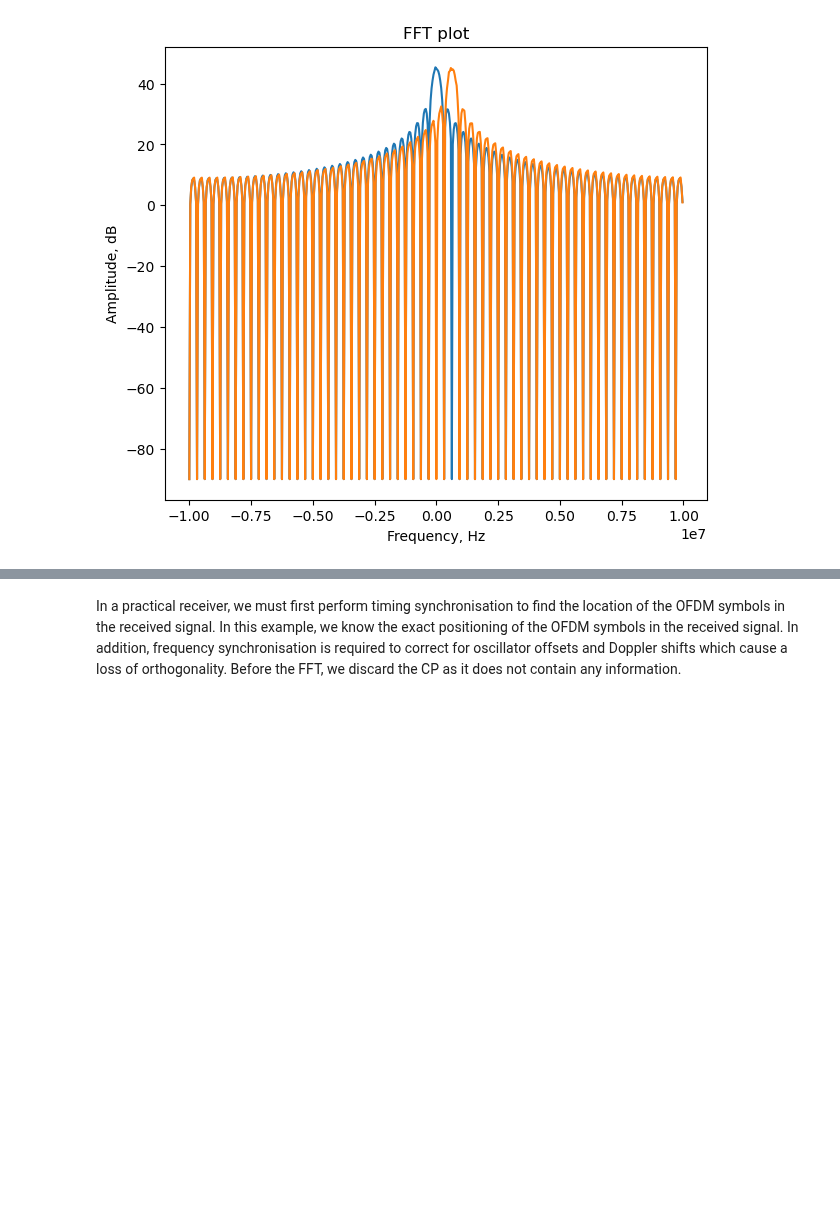
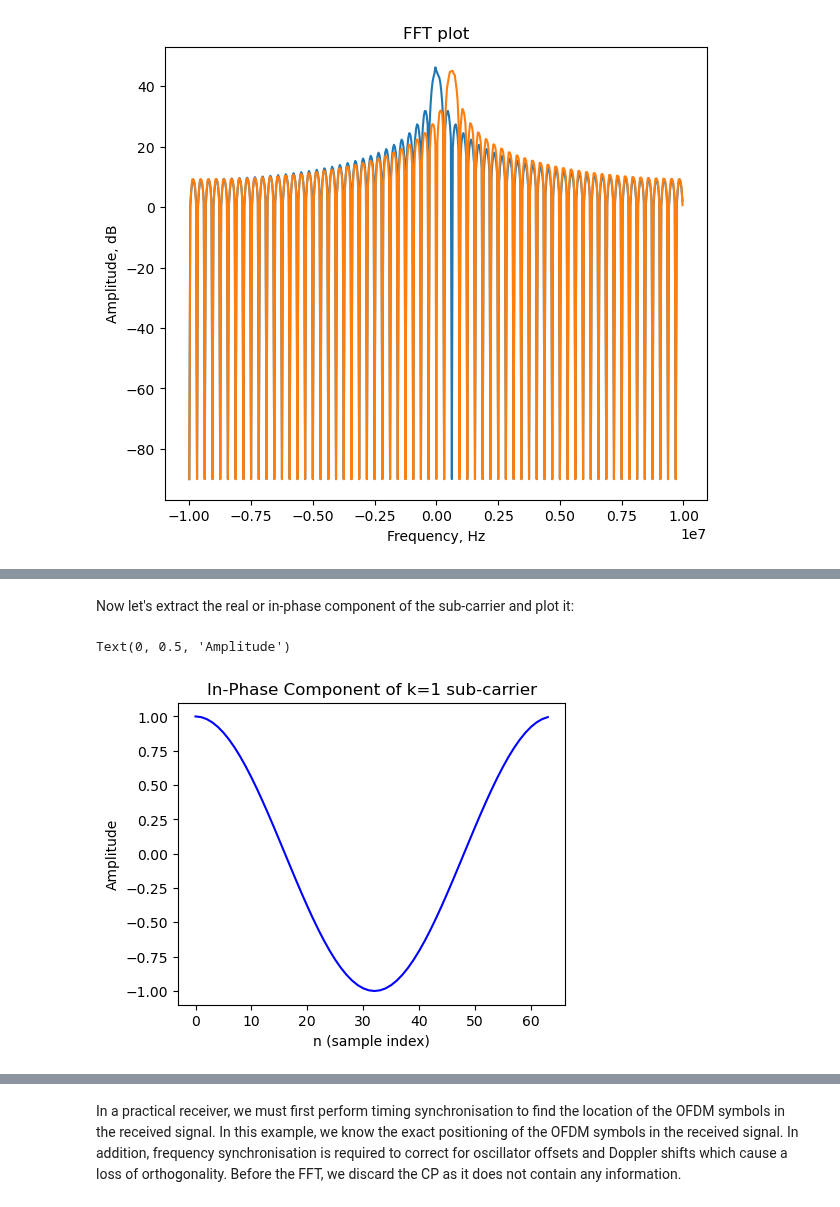
Before and after one commit to strath-sdr/dsp_notebooks, a Jupyter notebook: notebooks/ofdm_fundamentals/01_ofdm_introduction.ipynb, the cells around one changed output, grey strips where cells are left out. Cells and saved outputs as stored; diff of their text form; code cells hidden in the pictures; blank space fills up the shorter version.

Commit message:
Updated notebook and added images folder

```diff
--- a/notebooks/ofdm_fundamentals/01_ofdm_introduction.ipynb
+++ b/notebooks/ofdm_fundamentals/01_ofdm_introduction.ipynb
@@ -221,0 +294,19 @@ The use of a CP prevents discontinuties between the guard interval and the usefu
+# %%
+# Sub-carrier at k = 1 or fs/N Hz
+n = np.arange(64)
+k = 1
+sc = np.exp(1j*2*math.pi*k*n/N)
+# %% [markdown]
+Now let's extract the real or in-phase component of the sub-carrier and plot it:
+# %%
+# Extract In-Phase component
+sc_real = sc.real
+
+fig=plt.figure(figsize=(5,4), dpi=100)
+plt.plot(sc_real,'b')
+plt.title('In-Phase Component of k=1 sub-carrier')
+plt.xlabel('n (sample index)')
+plt.ylabel('Amplitude')
+# %% [output]
+Text(0, 0.5, 'Amplitude')
+[figure, added]
```
Also changed, not shown: parts of 60 cells of this notebook, 4 other files.
